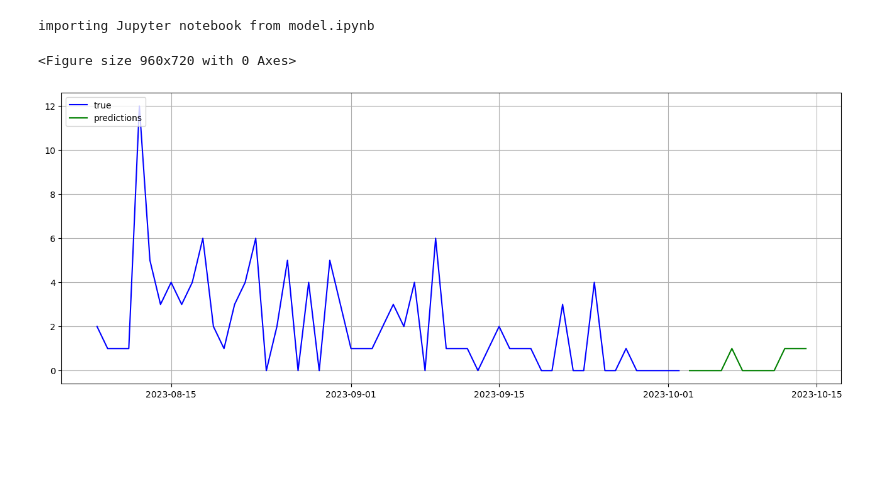
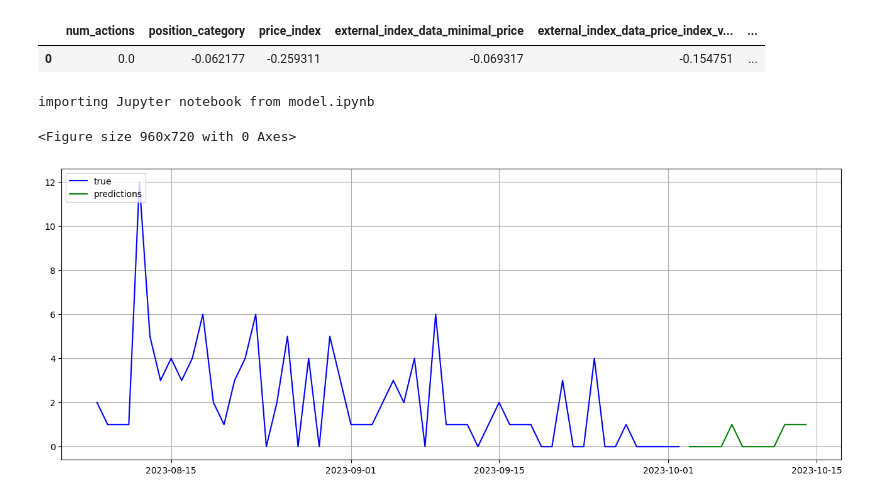
Before and after one commit to daniliambo/suppi-ml, a Jupyter notebook: app/step_4.ipynb, the cells around one changed output. Cells and saved outputs as stored; diff of their text form; code cells hidden in the pictures; blank space fills up the shorter version.

```diff
--- a/app/step_4.ipynb
+++ b/app/step_4.ipynb
@@ -275,0 +31,7 @@ importing Jupyter notebook from model.ipynb
+# %%
+from pipeline.step_4.build_pipeline import visualization, set_datetime
+df.head(1)
+# visualization(df)
+# %% [output]
+|  | num_actions | position_category | price_index | external_index_data_minimal_price | external_index_data_price_index_v... | ... |
+| 0 | 0.0 | -0.062177 | -0.259311 | -0.069317 | -0.154751 | ... |
```
Also changed, not shown: parts of 13 cells of this notebook, 14 other files.
